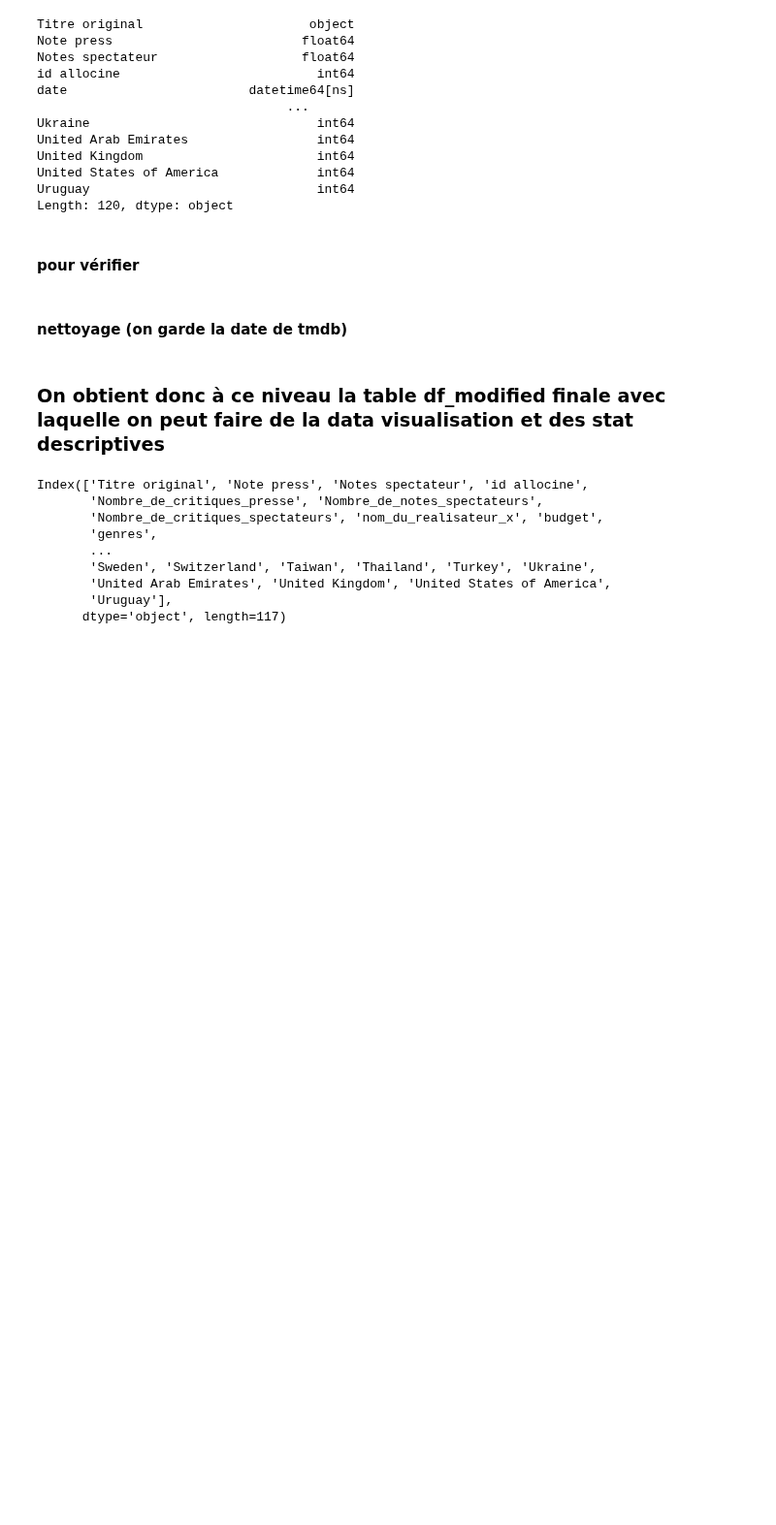
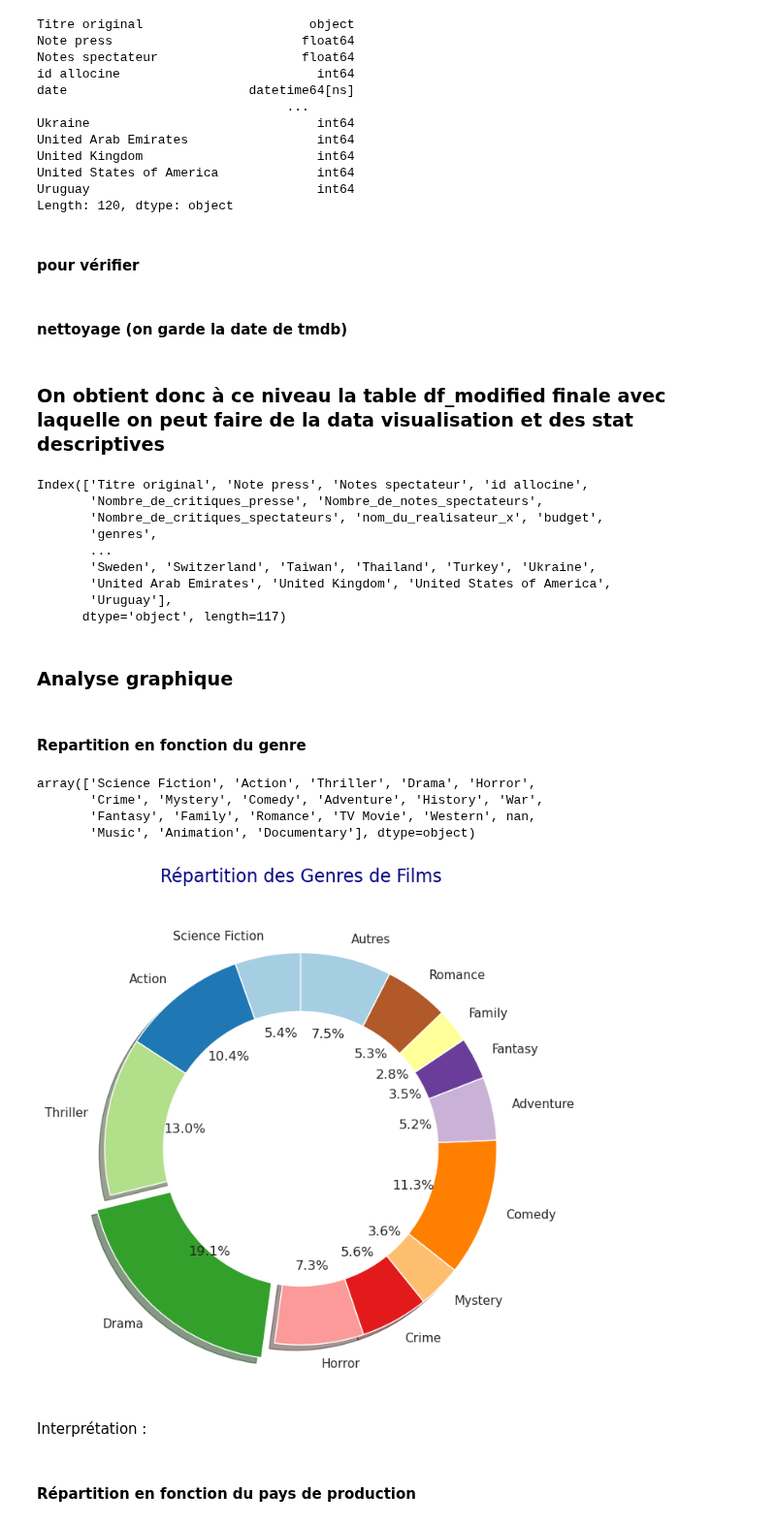
Before and after one commit to mass2330/python_ds_film, a Jupyter notebook: stat_des.ipynb, the cells around one changed output. Shown at 97% size. Saved outputs shown, nothing was run; the diff lists cells and outputs as text; code cells hidden in the pictures; blank space fills up the shorter version.

Commit message:
début graphiques

```diff
--- a/stat_des.ipynb
+++ b/stat_des.ipynb
@@ -287,7 +289,7 @@ df_modified['release_date'].fillna(df_modified['date'], inplace=True)
 df_modified['mois_sortie_y'].fillna(df_modified['mois_sortie_x'], inplace=True)
 df_modified['annee_sortie_y'].fillna(df_modified['annee_sortie_x'], inplace=True)
 # %%
-df_modified = df_modified.drop(['date', 'mois_sortie_x', 'annee_sortie_x'], axis=1)
+df_modified = df_modified.drop(['date', 'mois_sortie_x', 'annee_sortie_x','genres'], axis=1)
 df_modified = df_modified.rename(columns={'mois_sortie_y': 'mois_sortie', 'annee_sortie_y': 'annee_sortie'})
 df_modified.to_csv("df_modified.csv", index=False)
 # %% [markdown]
@@ -306,3 +309,58 @@ Index(['Titre original', 'Note press', 'Notes spectateur', 'id allocine',
        'United Arab Emirates', 'United Kingdom', 'United States of America',
        'Uruguay'],
       dtype='object', length=117)
+# %% [markdown]
+### Analyse graphique
+# %% [markdown]
+#### Repartition en fonction du genre
+# %%
+all_genres = df_merged['genres'].str.split(', ').explode().unique()
+all_genres
+# %% [output]
+array(['Science Fiction', 'Action', 'Thriller', 'Drama', 'Horror',
+       'Crime', 'Mystery', 'Comedy', 'Adventure', 'History', 'War',
+       'Fantasy', 'Family', 'Romance', 'TV Movie', 'Western', nan,
+       'Music', 'Animation', 'Documentary'], dtype=object)
+# %%
+import matplotlib.pyplot as plt
+import pandas as pd
+
+# Sélection des colonnes correspondant aux genres binaires
+genres_columns = ['Science Fiction', 'Action', 'Thriller', 'Drama', 'Horror',
+                   'Crime', 'Mystery', 'Comedy', 'Adventure', 'History', 'War',
+                   'Fantasy', 'Family', 'Romance', 'TV Movie', 'Western',
+                   'Music', 'Animation', 'Documentary']
+
+# Somme des genres par colonne
+genres_counts = df_modified[genres_columns].sum()
+
+# Trouver le genre avec la plus grande part
+max_genre = genres_counts.idxmax()
+
+# Regrouper les genres moins fréquents sous "Autres" si nécessaire
+threshold = 0.1  # Ajustez cette valeur en fonction de votre préférence
+genres_counts['Autres'] = genres_counts[genres_counts < threshold * genres_counts.max()].sum()
+genres_counts = genres_counts[genres_counts >= threshold * genres_counts.max()]
+
+# Ajouter une entrée pour le genre principal (avec effet de relief)
+explode = [0.1 if genre == max_genre else 0 for genre in genres_counts.index]
+
+# Plot le diagramme en camembert
+plt.figure(figsize=(8, 8))
+plt.pie(genres_counts, labels=genres_counts.index, autopct='%1.1f%%', startangle=90, colors=plt.cm.Paired.colors, explode=explode,wedgeprops=dict(width=0.4),
+        shadow=True)
+
+# Aspect sophistiqué
+plt.gca().add_artist(plt.Circle((0, 0), 0.70, fc='white'))
+
+# Titre et personnalisation
+plt.title('Répartition des Genres de Films', pad=20, fontsize=16, color='navy')
+
+# Afficher le graphique
+plt.show()
+# %% [output]
+[figure, added]
+# %% [markdown]
+Interprétation :
+# %% [markdown]
+#### Répartition en fonction du pays de production
```
Also changed, not shown: parts of 6 cells of this notebook.
